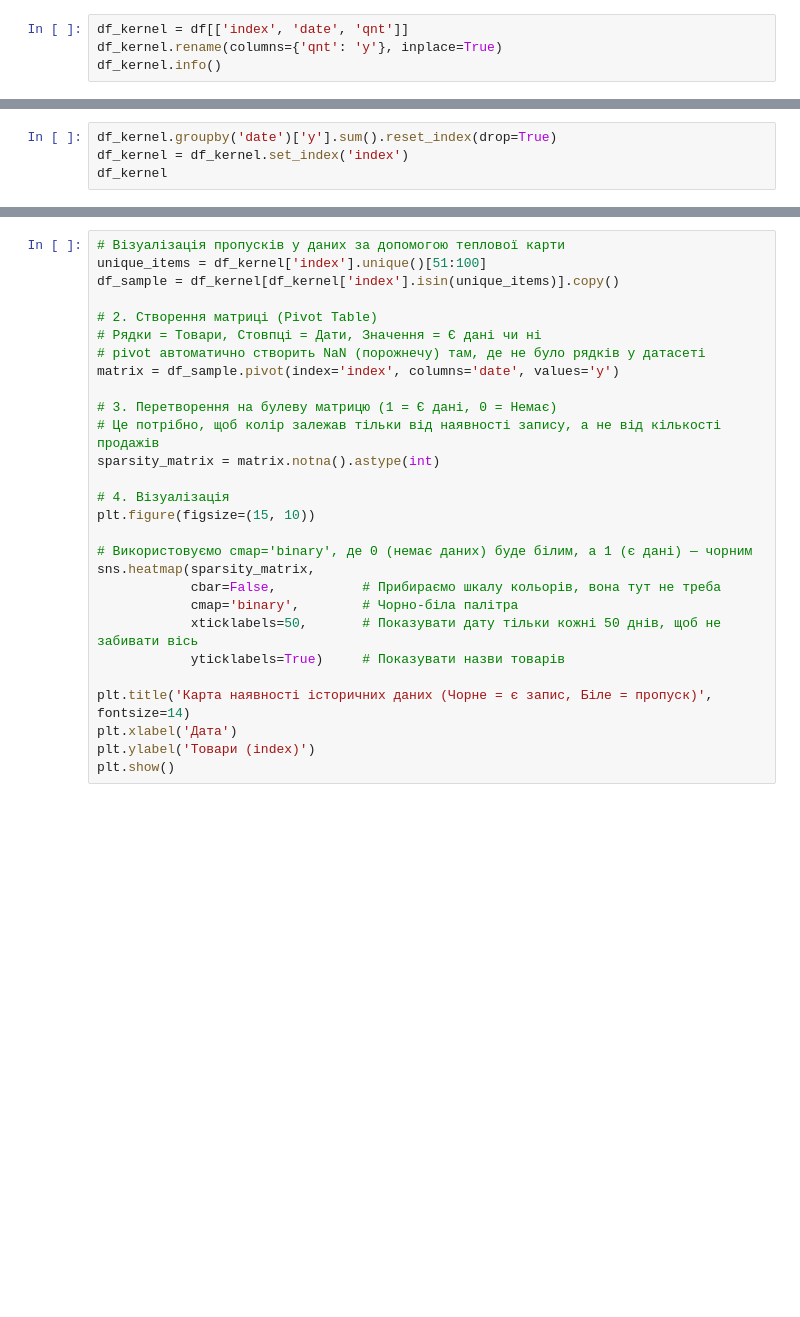
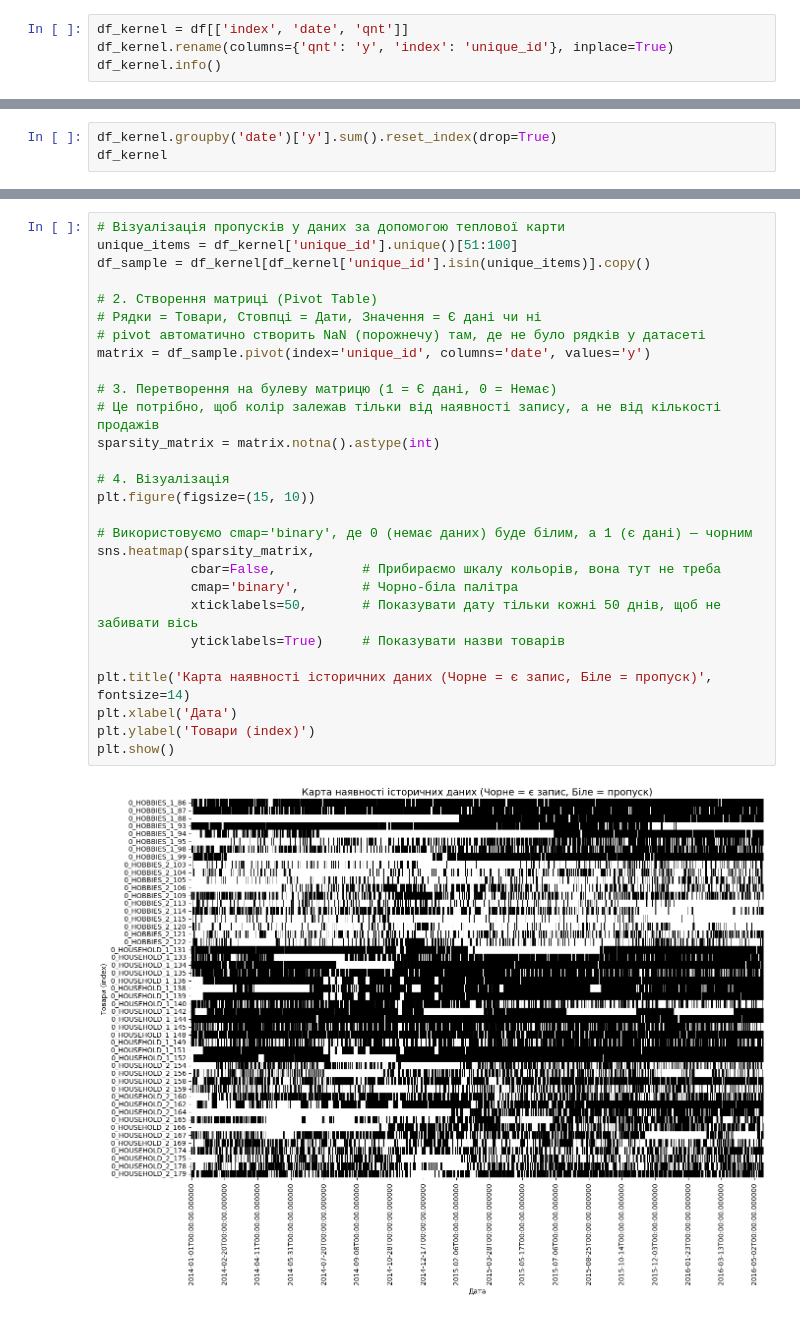
Before and after one commit to novokhatskyi/Test-Task-for-DS-time-series-forecasting-2026-01, a Jupyter notebook: time_series_forecasting.ipynb, the cells around one changed output, grey strips where cells are left out. Drawn from its saved outputs; the diff is of its cells as text; blank space fills up the shorter version.

```diff
--- a/time_series_forecasting.ipynb
+++ b/time_series_forecasting.ipynb
@@ -51,4 +161,4 @@ df.duplicated(subset=['index', 'date']).sum()
 # %%
 df_kernel = df[['index', 'date', 'qnt']]
-df_kernel.rename(columns={'qnt': 'y'}, inplace=True)
+df_kernel.rename(columns={'qnt': 'y', 'index': 'unique_id'}, inplace=True)
 df_kernel.info()
@@ -61,4 +203,3 @@ gap_counts.sort_index()
 # %%
 df_kernel.groupby('date')['y'].sum().reset_index(drop=True)
-df_kernel = df_kernel.set_index('index')
 df_kernel
@@ -65,28 +220,30 @@ df_kernel
 # %%
 # Візуалізація пропусків у даних за допомогою теплової карти
-unique_items = df_kernel['index'].unique()[51:100]
-df_sample = df_kernel[df_kernel['index'].isin(unique_items)].copy()
+unique_items = df_kernel['unique_id'].unique()[51:100]
+df_sample = df_kernel[df_kernel['unique_id'].isin(unique_items)].copy()
 
 # 2. Створення матриці (Pivot Table)
 # Рядки = Товари, Стовпці = Дати, Значення = Є дані чи ні
 # pivot автоматично створить NaN (порожнечу) там, де не було рядків у датасеті
-matrix = df_sample.pivot(index='index', columns='date', values='y')
+matrix = df_sample.pivot(index='unique_id', columns='date', values='y')
 
 # 3. Перетворення на булеву матрицю (1 = Є дані, 0 = Немає)
 # Це потрібно, щоб колір залежав тільки від наявності запису, а не від кількості продажів
 sparsity_matrix = matrix.notna().astype(int)
 
 # 4. Візуалізація
 plt.figure(figsize=(15, 10))
 
 # Використовуємо cmap='binary', де 0 (немає даних) буде білим, а 1 (є дані) — чорним
 sns.heatmap(sparsity_matrix,
             cbar=False,           # Прибираємо шкалу кольорів, вона тут не треба
             cmap='binary',        # Чорно-біла палітра
             xticklabels=50,       # Показувати дату тільки кожні 50 днів, щоб не забивати вісь
             yticklabels=True)     # Показувати назви товарів
 
 plt.title('Карта наявності історичних даних (Чорне = є запис, Біле = пропуск)', fontsize=14)
 plt.xlabel('Дата')
 plt.ylabel('Товари (index)')
 plt.show()
+# %% [output]
+[figure, added]
```
Also changed, not shown: parts of 35 cells of this notebook, 1 other file.
